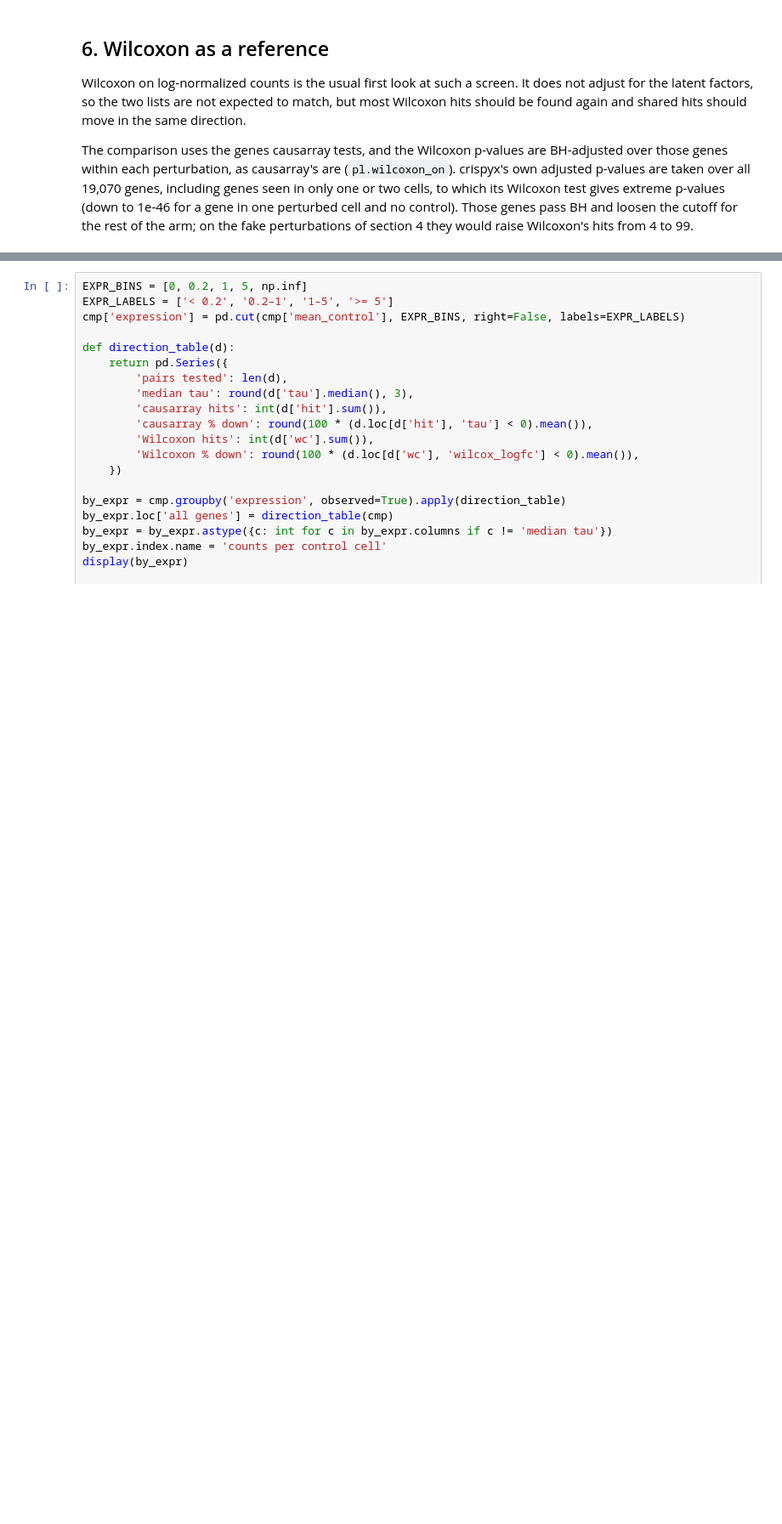
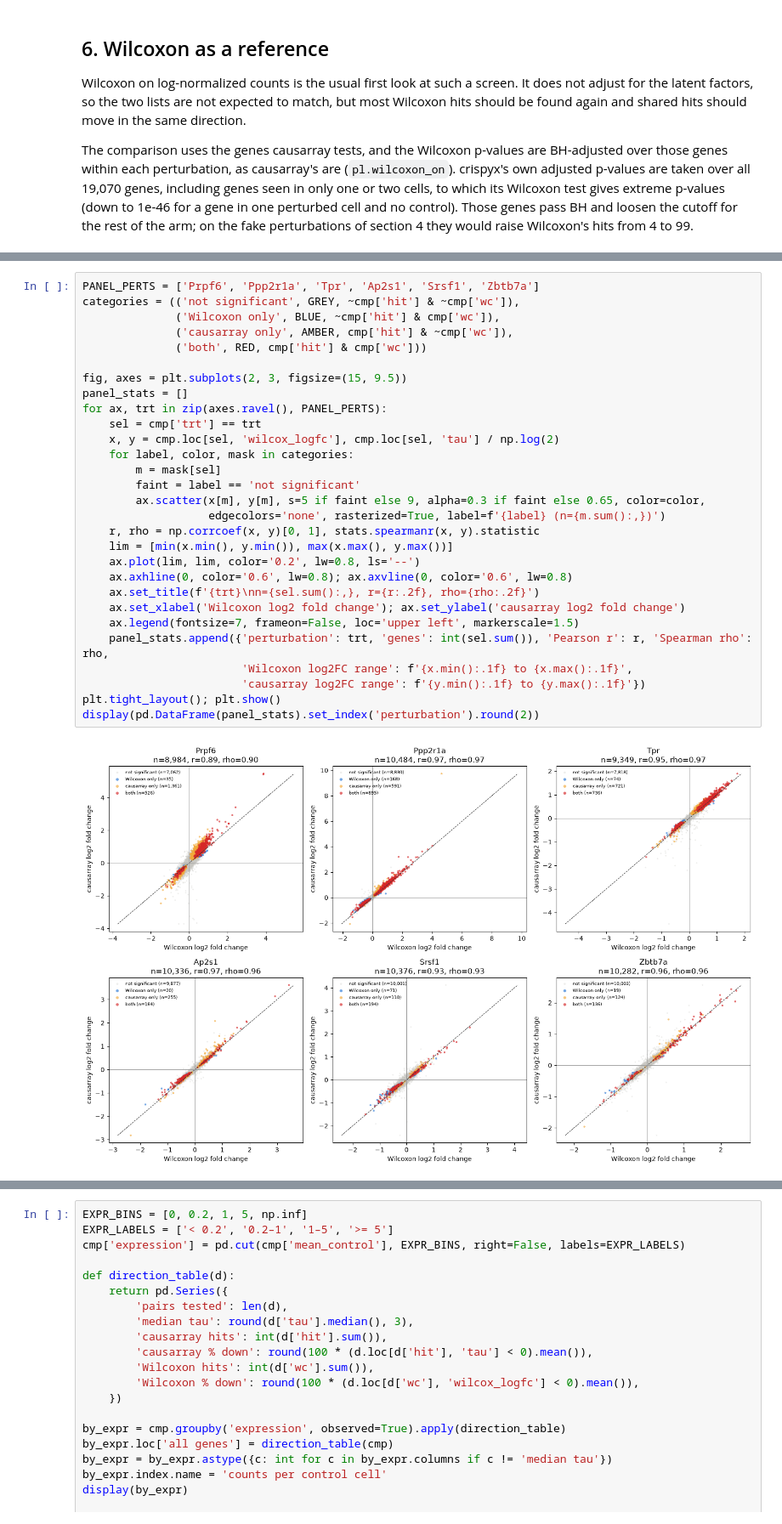
Before and after one commit to JinHongDu-Lab/causarray, a Jupyter notebook: docs/source/tutorial/mouse_brain/L45Glut-py.ipynb, the cells around one changed output, grey strips where cells are left out. Shown at 85% size. Drawn from its saved outputs; the diff is of its cells as text; blank space fills up the shorter version.

```diff
--- a/docs/source/tutorial/mouse_brain/L45Glut-py.ipynb
+++ b/docs/source/tutorial/mouse_brain/L45Glut-py.ipynb
@@ -506,0 +519,31 @@ plt.tight_layout(); plt.show()
+# %%
+PANEL_PERTS = ['Prpf6', 'Ppp2r1a', 'Tpr', 'Ap2s1', 'Srsf1', 'Zbtb7a']
+categories = (('not significant', GREY, ~cmp['hit'] & ~cmp['wc']),
+              ('Wilcoxon only', BLUE, ~cmp['hit'] & cmp['wc']),
+              ('causarray only', AMBER, cmp['hit'] & ~cmp['wc']),
+              ('both', RED, cmp['hit'] & cmp['wc']))
+
+fig, axes = plt.subplots(2, 3, figsize=(15, 9.5))
+panel_stats = []
+for ax, trt in zip(axes.ravel(), PANEL_PERTS):
+    sel = cmp['trt'] == trt
+    x, y = cmp.loc[sel, 'wilcox_logfc'], cmp.loc[sel, 'tau'] / np.log(2)
+    for label, color, mask in categories:
+        m = mask[sel]
+        faint = label == 'not significant'
+        ax.scatter(x[m], y[m], s=5 if faint else 9, alpha=0.3 if faint else 0.65, color=color,
+                   edgecolors='none', rasterized=True, label=f'{label} (n={m.sum():,})')
+    r, rho = np.corrcoef(x, y)[0, 1], stats.spearmanr(x, y).statistic
+    lim = [min(x.min(), y.min()), max(x.max(), y.max())]
+    ax.plot(lim, lim, color='0.2', lw=0.8, ls='--')
+    ax.axhline(0, color='0.6', lw=0.8); ax.axvline(0, color='0.6', lw=0.8)
+    ax.set_title(f'{trt}\nn={sel.sum():,}, r={r:.2f}, rho={rho:.2f}')
+    ax.set_xlabel('Wilcoxon log2 fold change'); ax.set_ylabel('causarray log2 fold change')
+    ax.legend(fontsize=7, frameon=False, loc='upper left', markerscale=1.5)
+    panel_stats.append({'perturbation': trt, 'genes': int(sel.sum()), 'Pearson r': r, 'Spearman rho': rho,
+                        'Wilcoxon log2FC range': f'{x.min():.1f} to {x.max():.1f}',
+                        'causarray log2FC range': f'{y.min():.1f} to {y.max():.1f}'})
+plt.tight_layout(); plt.show()
+display(pd.DataFrame(panel_stats).set_index('perturbation').round(2))
+# %% [output]
+[figure, added]
```
Also changed, not shown: parts of 6 cells of this notebook.
